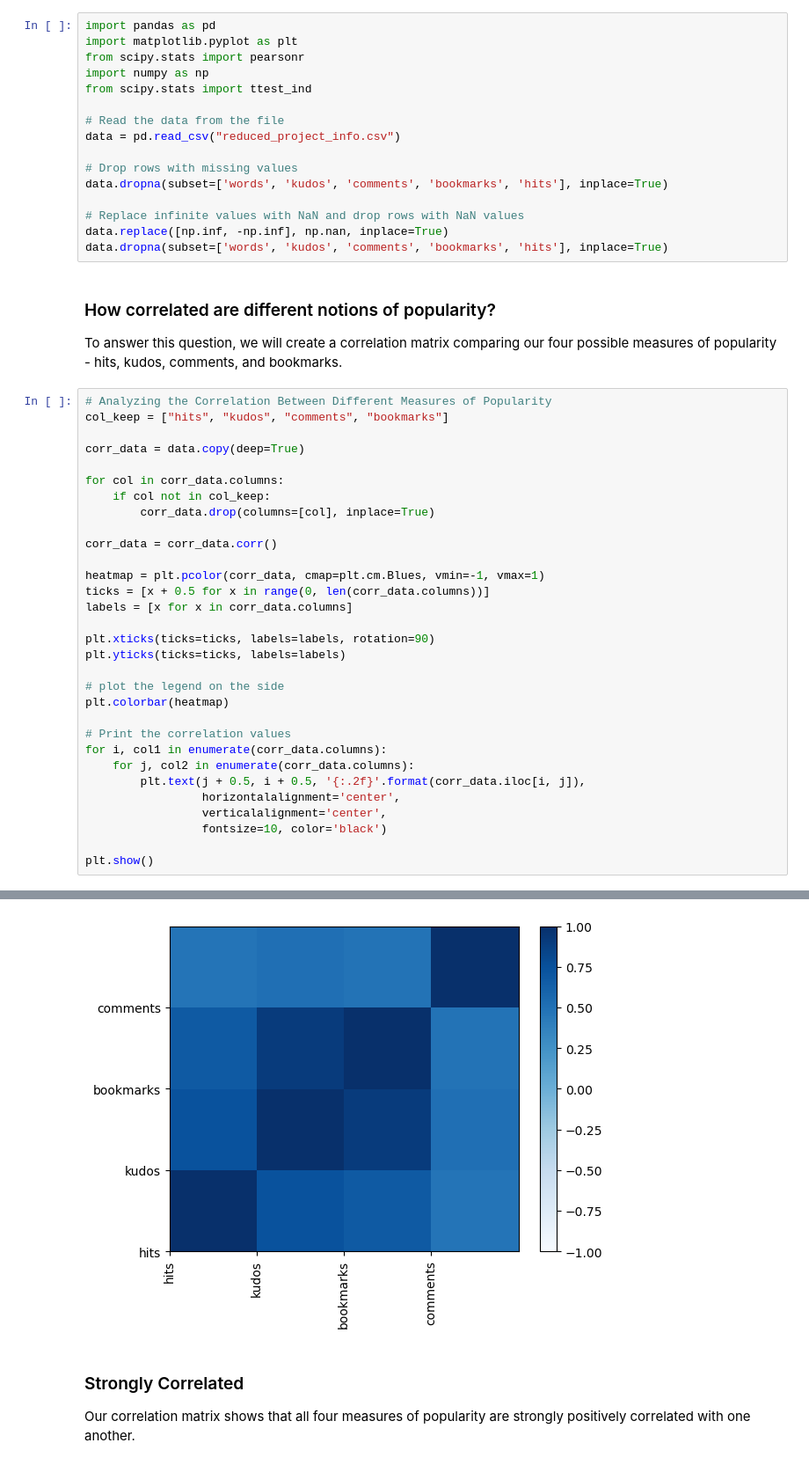
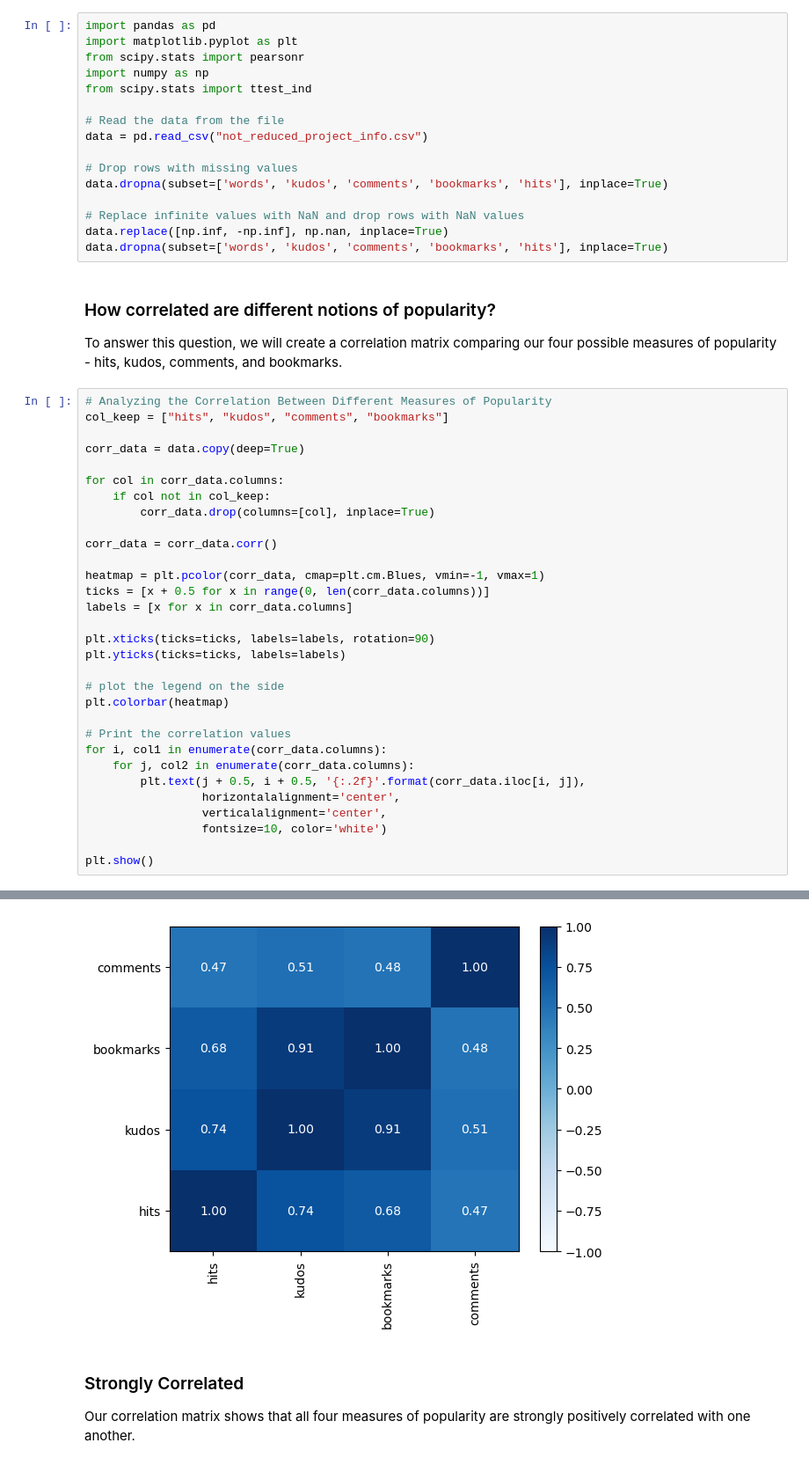
Before and after one commit to bekwashburn/COMP5360_Final_Project, a Jupyter notebook: COMP5360_data_CodeCat/First Milestone.ipynb, the cells around one changed output, grey strips where cells are left out. Shown at 88% size. Drawn from its saved outputs; the diff is of its cells as text.

Commit message:
Minor changes to First Milestone
Tried to make the pie-chart slightly more readable, decided to scrap it instead

```diff
--- a/COMP5360_data_CodeCat/First Milestone.ipynb
+++ b/COMP5360_data_CodeCat/First Milestone.ipynb
@@ -265,7 +265,7 @@ import numpy as np
 from scipy.stats import ttest_ind
 
 # Read the data from the file
-data = pd.read_csv("reduced_project_info.csv")
+data = pd.read_csv("not_reduced_project_info.csv")
 
 # Drop rows with missing values
 data.dropna(subset=['words', 'kudos', 'comments', 'bookmarks', 'hits'], inplace=True)
@@ -305,7 +305,7 @@ for i, col1 in enumerate(corr_data.columns):
         plt.text(j + 0.5, i + 0.5, '{:.2f}'.format(corr_data.iloc[i, j]),
                  horizontalalignment='center',
                  verticalalignment='center',
-                 fontsize=10, color='black')
+                 fontsize=10, color='white')
 
 plt.show()
 # %% [output]
@@ -313,4 +312,4 @@ plt.show()
-[figure, old version]
+[figure, new version]
 # %% [markdown]
 ### Strongly Correlated
 
```
Also changed, not shown: parts of 5 cells of this notebook.
